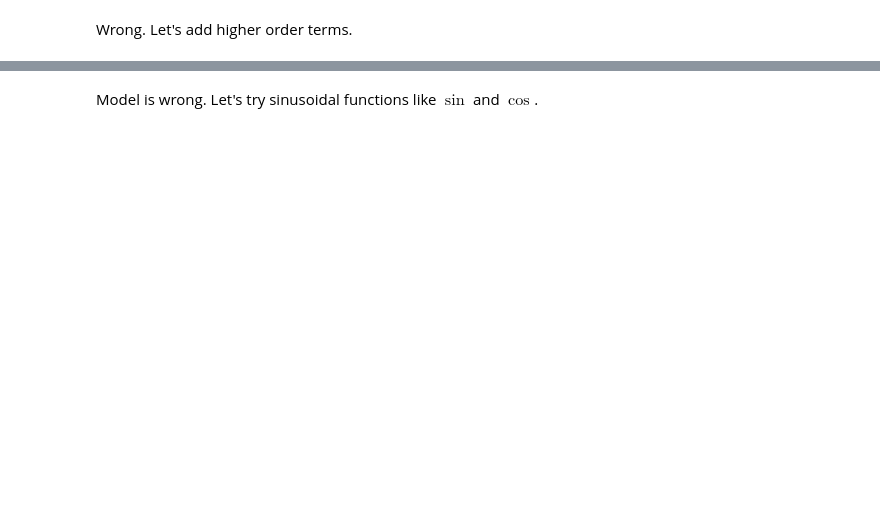
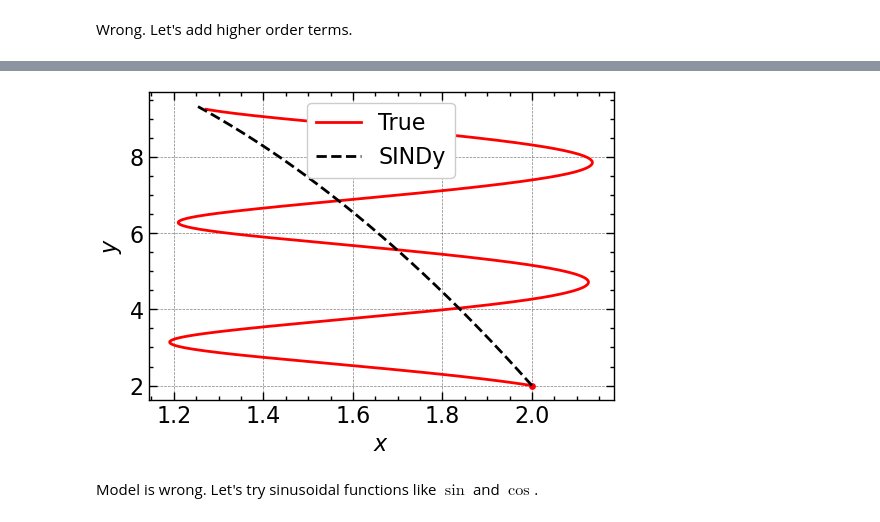
Before and after one commit to sandromikautadze/sindy-thesis, a Jupyter notebook: library.ipynb, the cells around one changed output, grey strips where cells are left out. Saved outputs shown, nothing was run; the diff lists cells and outputs as text; code cells hidden in the pictures; blank space fills up the shorter version.

```diff
--- a/library.ipynb
+++ b/library.ipynb
@@ -248,3 +262,16 @@ model2.print()
+# %%
+model2_sim = model2.simulate(x0, t)
+# %%
+plt.figure(figsize=(6, 4))
+plt.plot(ode_data[:, 0], ode_data[:, 1], c = "r", label = "True")
+plt.plot(model2_sim[:, 0], model2_sim[:, 1], "k--", label = "SINDy")
+plt.scatter(x0[0], x0[1], c = "r", s = 15)
+plt.xlabel("$x$")
+plt.ylabel("$y$")
+plt.legend()
+plt.show()
+# %% [output]
+[figure, added]
 # %% [markdown]
 Model is wrong. Let's try sinusoidal functions like $\sin$ and $\cos$.
 # %%
```
Also changed, not shown: parts of 16 cells of this notebook.
